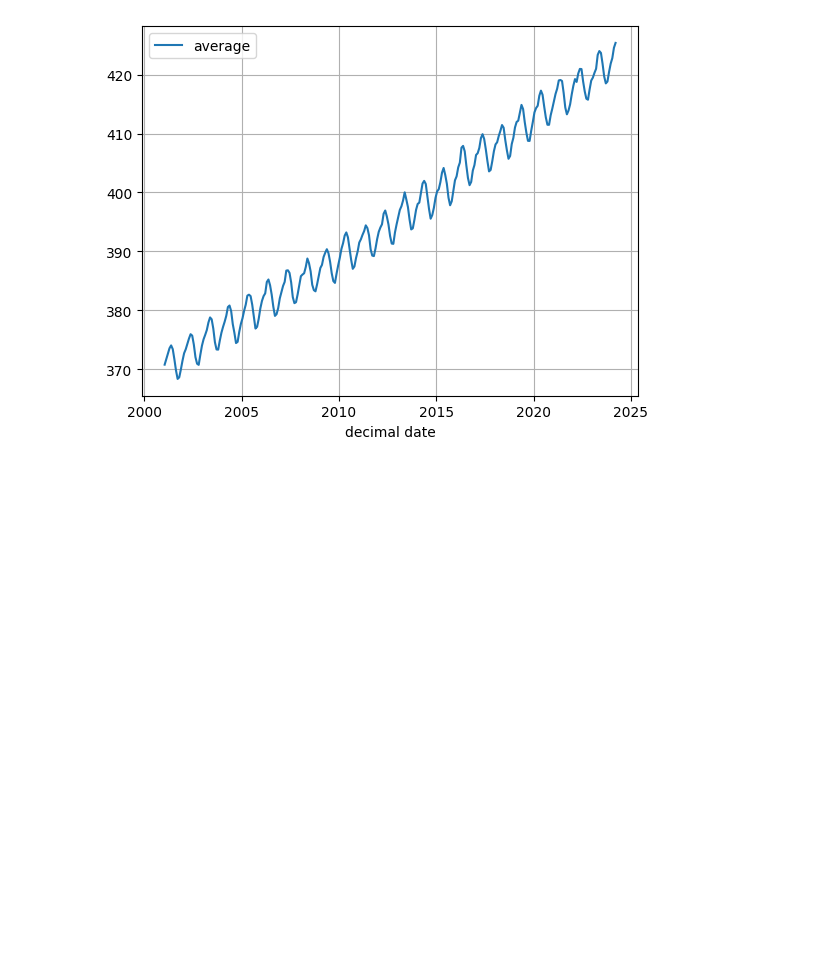
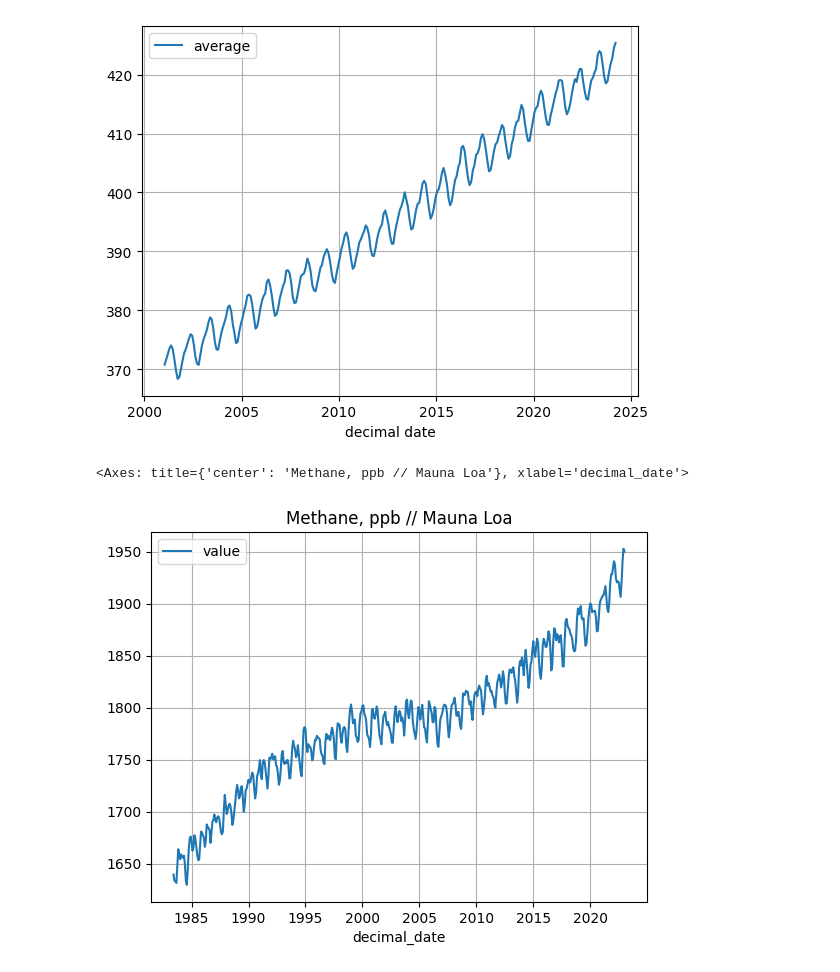
Before and after one commit to pestunov/BaikalDataHandler, a Jupyter notebook: ViewGlobalGHG.ipynb, the cells around one changed output. Cells and saved outputs as stored; diff of their text form; code cells hidden in the pictures; blank space fills up the shorter version.

Commit message:
methane trend chart

```diff
--- a/ViewGlobalGHG.ipynb
+++ b/ViewGlobalGHG.ipynb
@@ -26,3 +11,12 @@ df.loc[df['year'] > 2000].plot('decimal date', 'average', grid=True)
 # %% [output]
 <Axes: xlabel='decimal date'>
 [figure]
+# %%
+f = 'ch4_mlo_surface-flask_1_ccgg_month.txt'  #r'https://gml.noaa.gov/aftp/data/trace_gases/ch4/flask/surface/txt/ch4_mlo_surface-flask_1_ccgg_month.txt'
+dfm = pd.read_csv(f, skiprows=53, header=[0], sep=r'\s+')
+# %%
+dfm['decimal_date'] = dfm['year'] + dfm['month'] / 12
+dfm.plot('decimal_date', 'value', title='Methane, ppb // Mauna Loa', grid=True)
+# %% [output]
+<Axes: title={'center': 'Methane, ppb // Mauna Loa'}, xlabel='decimal_date'>
+[figure, added]
```
Also changed, not shown: parts of 1 cell of this notebook.
